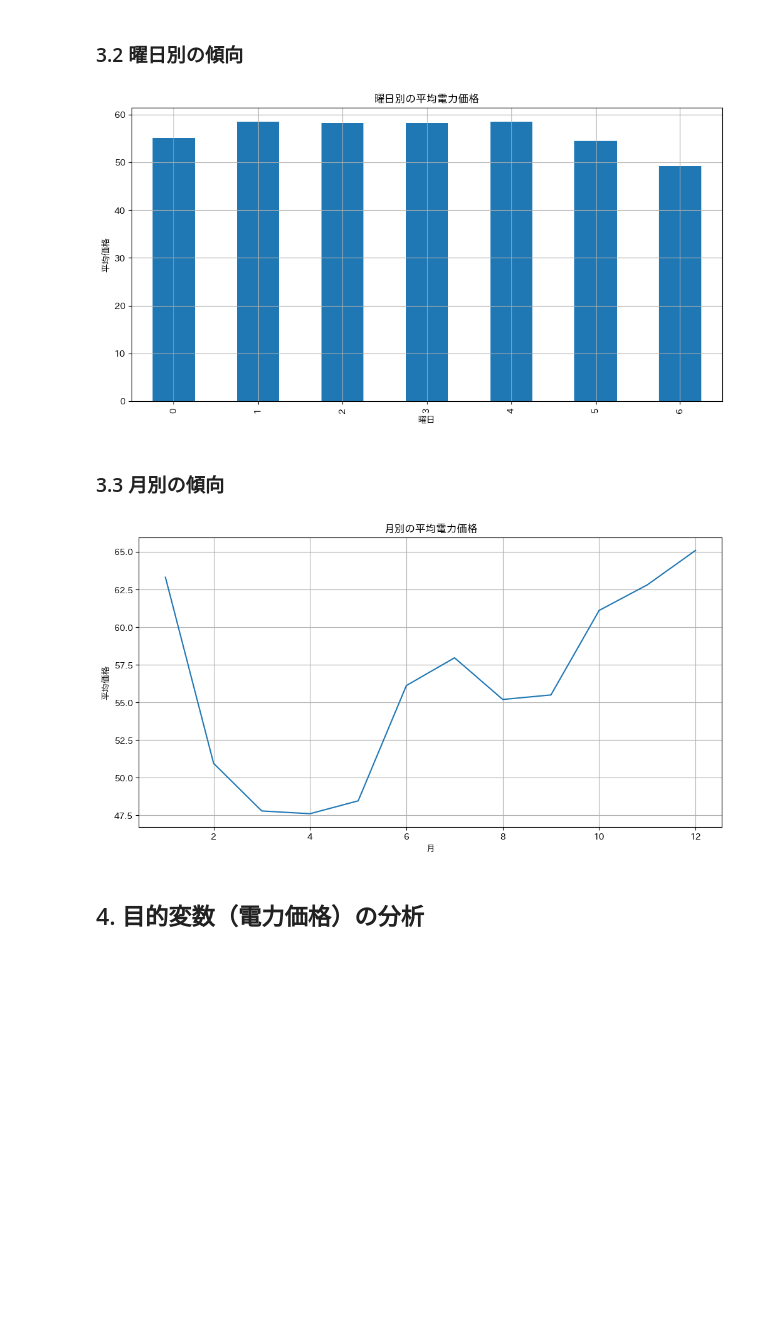
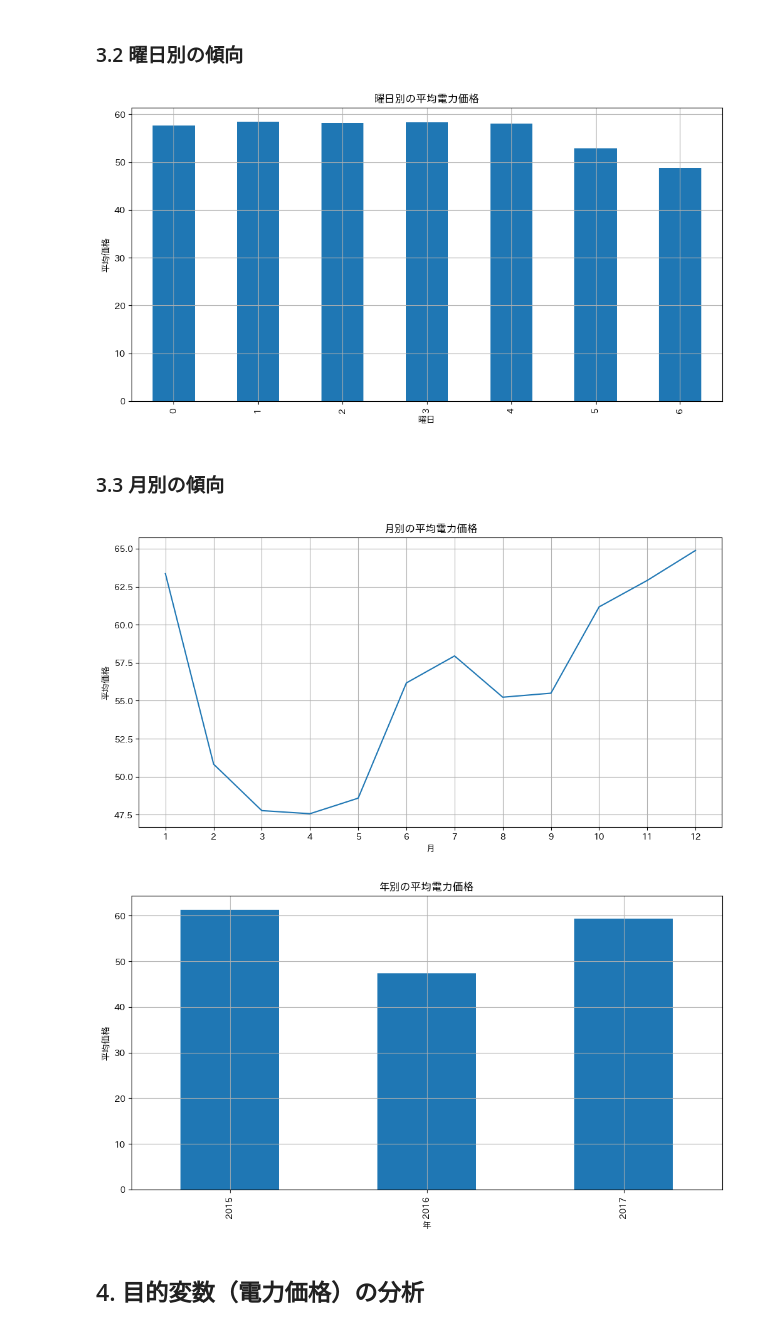
Before and after one commit to yukibefree/notebook, a Jupyter notebook: signate_smbc_202506/notebooks/01_exploratory_data_analysis.ipynb, the cells around one changed output. Saved outputs shown, nothing was run; the diff lists cells and outputs as text; code cells hidden in the pictures; blank space fills up the shorter version.

```diff
--- a/signate_smbc_202506/notebooks/01_exploratory_data_analysis.ipynb
+++ b/signate_smbc_202506/notebooks/01_exploratory_data_analysis.ipynb
@@ -161,27 +187,39 @@ plt.show()
 # %%
 # 曜日別の平均価格
 plt.figure(figsize=(12, 6))
-train_df.groupby('day_of_week')['price_actual'].mean().plot(kind='bar')
+train_df.groupby('day_of_week')[target].mean().plot(kind='bar')
 plt.title('曜日別の平均電力価格')
 plt.xlabel('曜日')
 plt.ylabel('平均価格')
 plt.grid(True)
 plt.show()
 # %% [output]
-[figure, old version]
+[figure, new version]
 # %% [markdown]
 ### 3.3 月別の傾向
 # %%
 # 月別の平均価格
 plt.figure(figsize=(12, 6))
-train_df.groupby('month')['price_actual'].mean().plot(kind='line')
+train_df.groupby('month')[target].mean().plot(kind='line')
 plt.title('月別の平均電力価格')
 plt.xlabel('月')
 plt.ylabel('平均価格')
+plt.xticks(np.arange(1, 13, step=1))
 plt.grid(True)
 plt.show()
 # %% [output]
-[figure, old version]
+[figure, new version]
+# %%
+# 年別の平均電力価格
+plt.figure(figsize=(12, 6))
+train_df.groupby('year')[target].mean().plot(kind='bar')
+plt.title('年別の平均電力価格')
+plt.xlabel('年')
+plt.ylabel('平均価格')
+plt.grid(True)
+plt.show()
+# %% [output]
+[figure, added]
 # %% [markdown]
 ## 4. 目的変数（電力価格）の分析
 # %% [markdown]
```
Also changed, not shown: parts of 20 cells of this notebook, 9 other files.
